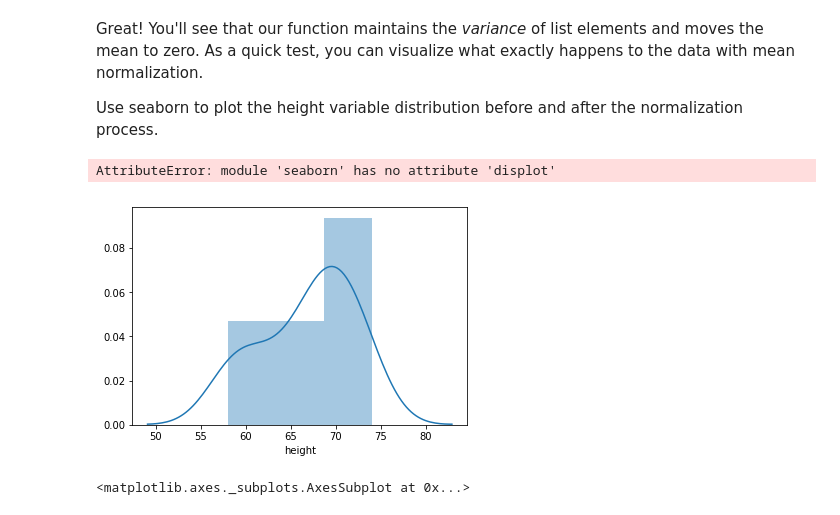
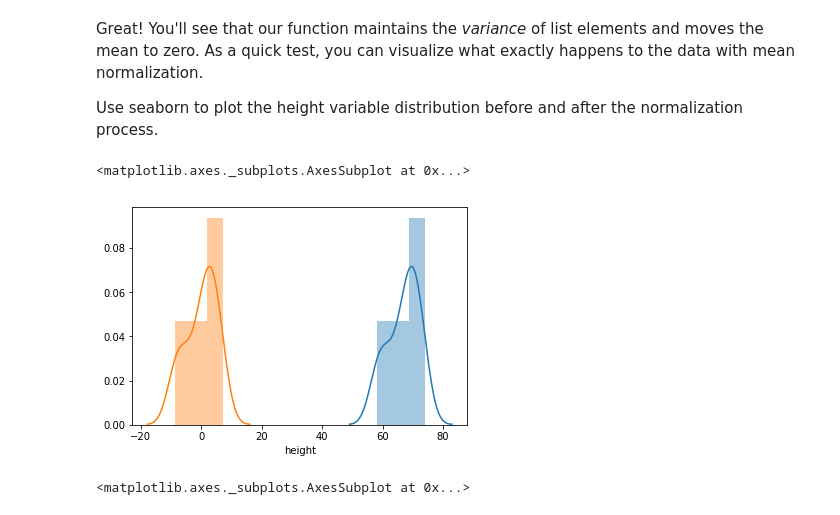
Before and after one commit to max-miller/dsc-correlation-covariance-lab-nyc-ds-career-042219, a Jupyter notebook: index.ipynb, the cells around one changed output. Cells and saved outputs as stored; diff of their text form; code cells hidden in the pictures.

```diff
--- a/index.ipynb
+++ b/index.ipynb
@@ -107,12 +107,12 @@ Use seaborn to plot the height variable distribution before and after the normal
 # %%
 # Visualize the height data distribution before and after mean normalization
 import seaborn as sns
 %matplotlib inline
 sns.distplot(df['height'])
-sns.displot(mean_normalize(df['height']))
+sns.distplot(mean_normalize(df['height']))
 # %% [output]
-AttributeError: module 'seaborn' has no attribute 'displot'
+<matplotlib.axes._subplots.AxesSubplot at 0x...>
-[figure, old version]
+[figure, new version]
 # %%
 # %% [output]
 <matplotlib.axes._subplots.AxesSubplot at 0x...>
```
